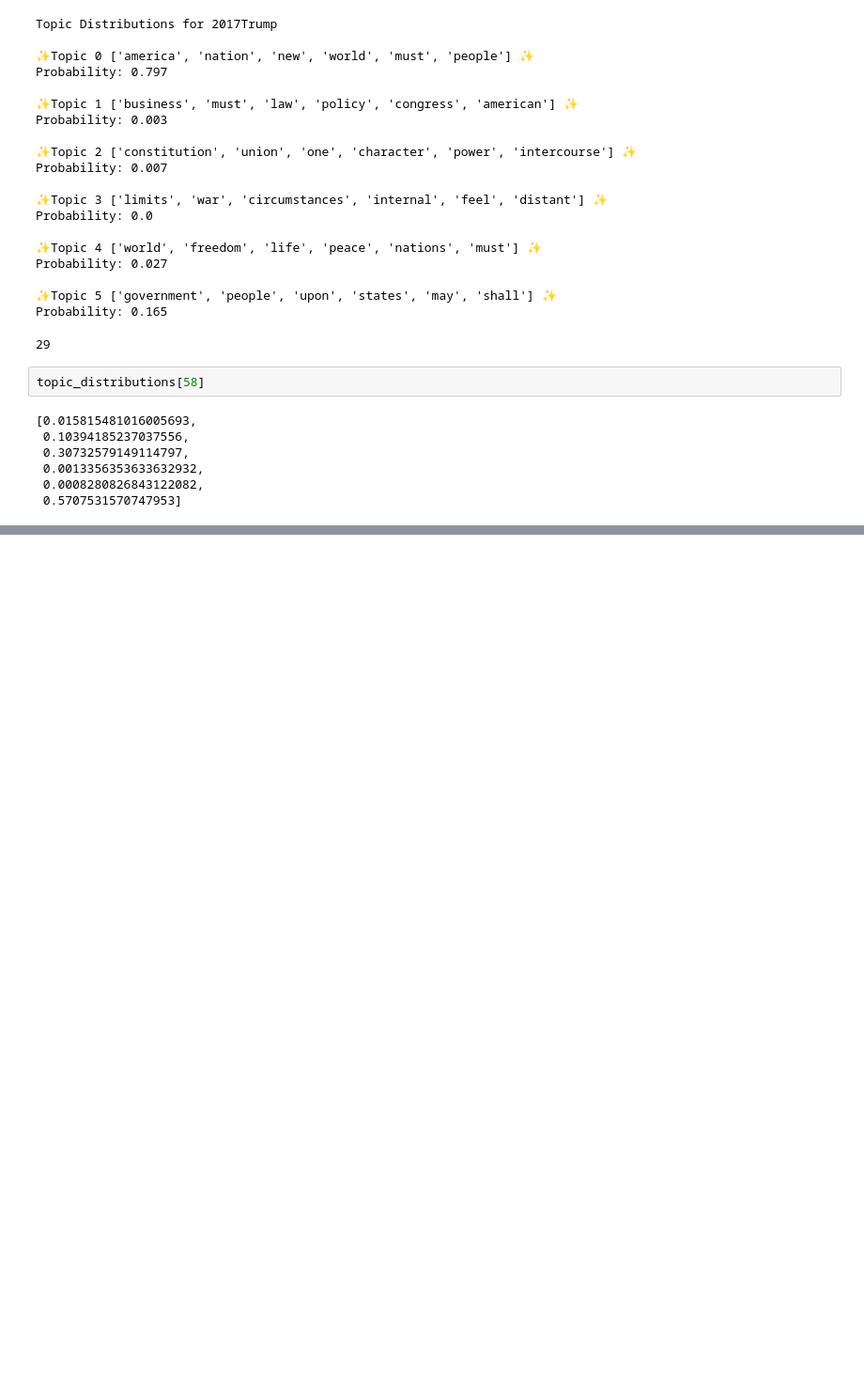
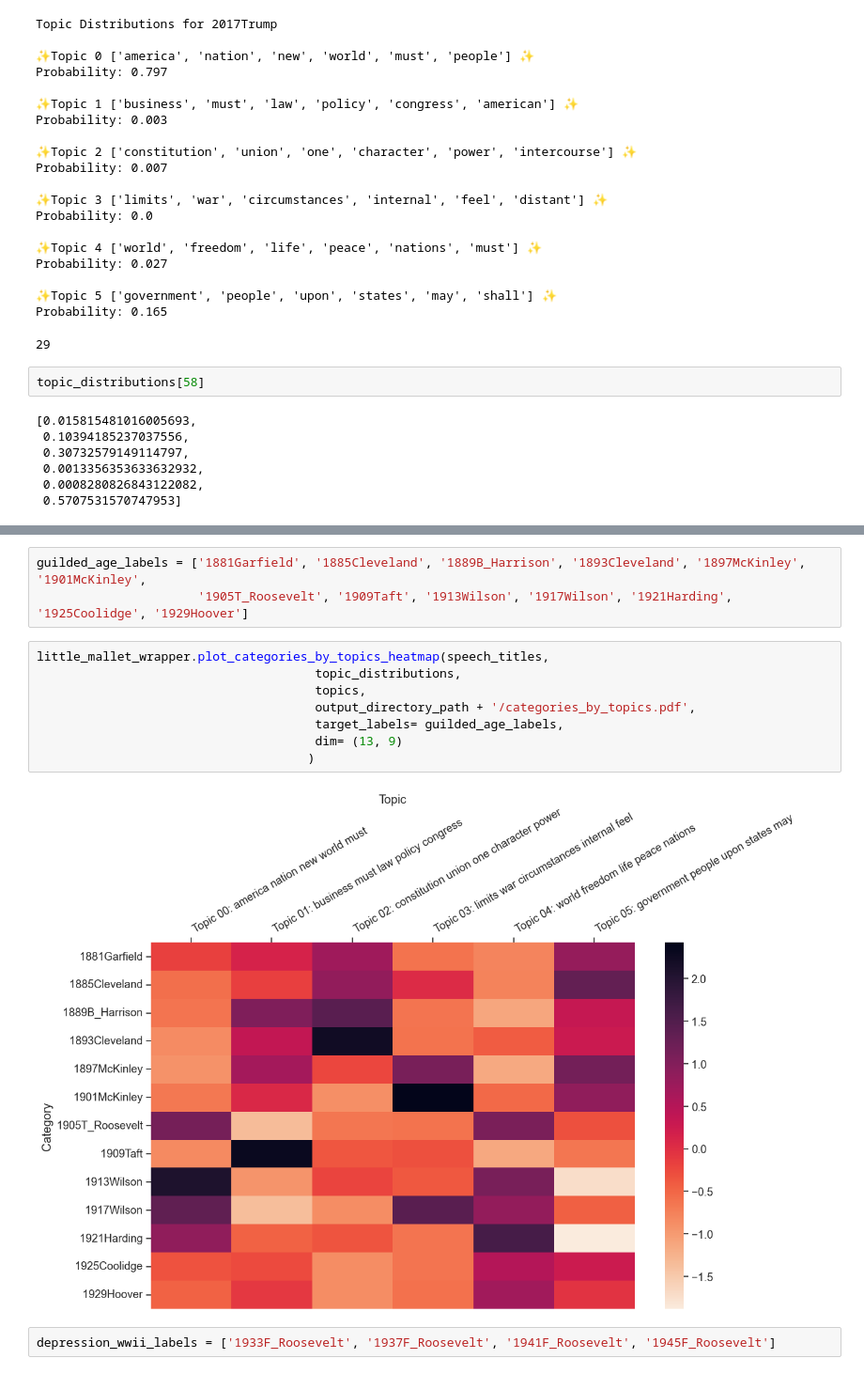
Before and after one commit to owenmonroe/LLOC_TopicModelling_Summer2023, a Jupyter notebook: topicmodelingMALLET.ipynb, the cells around one changed output, grey strips where cells are left out. Shown at 94% size. Saved outputs shown, nothing was run; the diff lists cells and outputs as text; blank space fills up the shorter version.

```diff
--- a/topicmodelingMALLET.ipynb
+++ b/topicmodelingMALLET.ipynb
@@ -201,0 +242,15 @@ topic_distributions[58]
+# %%
+guilded_age_labels = ['1881Garfield', '1885Cleveland', '1889B_Harrison', '1893Cleveland', '1897McKinley', '1901McKinley',
+                      '1905T_Roosevelt', '1909Taft', '1913Wilson', '1917Wilson', '1921Harding', '1925Coolidge', '1929Hoover']
+# %%
+little_mallet_wrapper.plot_categories_by_topics_heatmap(speech_titles,
+                                      topic_distributions,
+                                      topics,
+                                      output_directory_path + '/categories_by_topics.pdf',
+                                      target_labels= guilded_age_labels,
+                                      dim= (13, 9)
+                                     )
+# %% [output]
+[figure, added]
+# %%
+depression_wwii_labels = ['1933F_Roosevelt', '1937F_Roosevelt', '1941F_Roosevelt', '1945F_Roosevelt']
```
Also changed, not shown: parts of 13 cells of this notebook, 2 other files.
